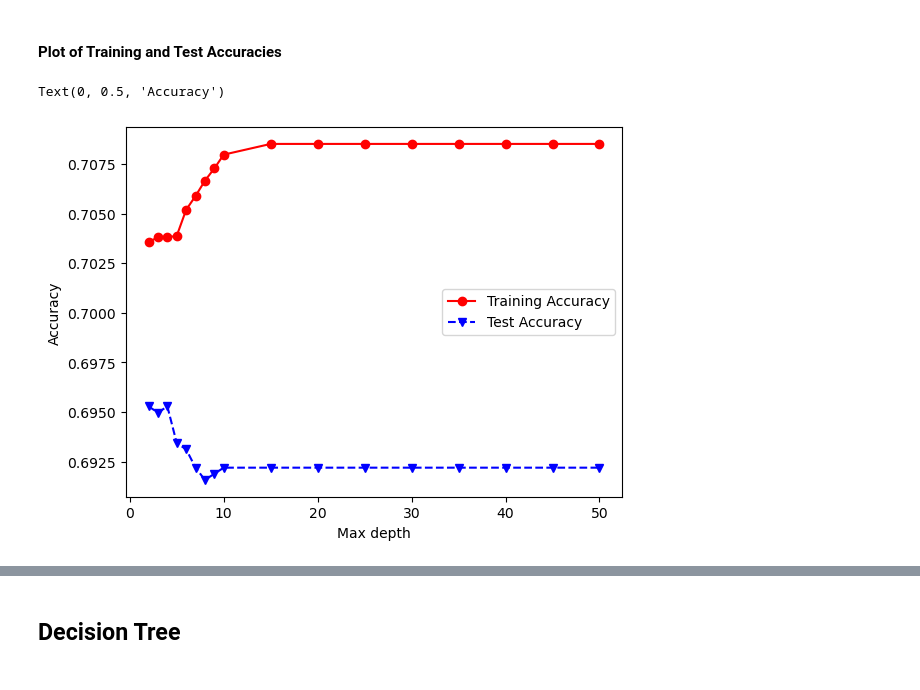
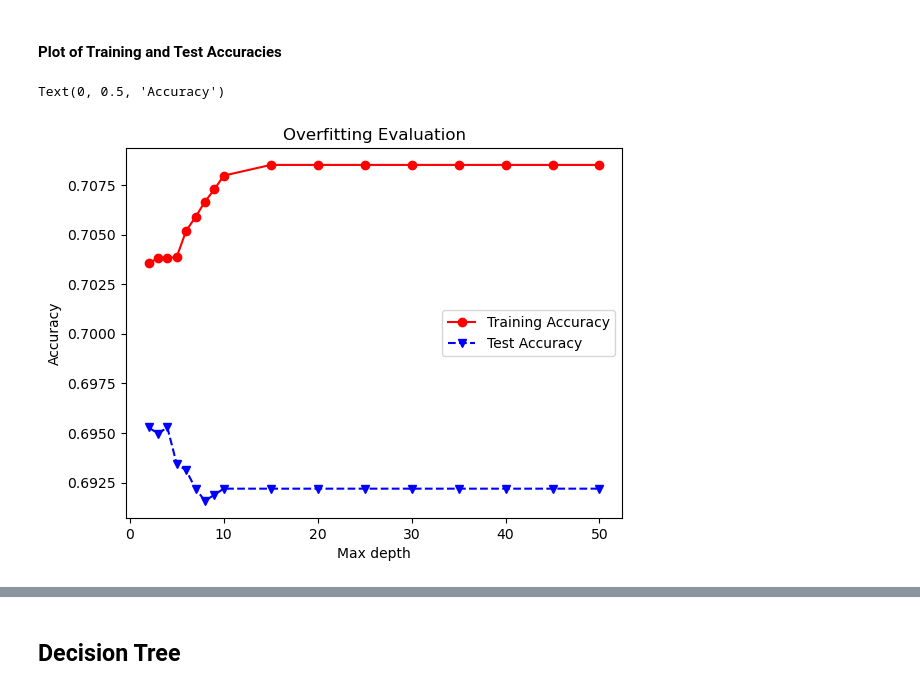
Before and after one commit to mattglenjackson/CP3403_Data_Mining, a Jupyter notebook: CP3403_merged_copy_fixed.ipynb, the cells around one changed output, grey strips where cells are left out. Drawn from its saved outputs; the diff is of its cells as text; code cells hidden in the pictures.

```diff
--- a/CP3403_merged_copy_fixed.ipynb
+++ b/CP3403_merged_copy_fixed.ipynb
@@ -595,9 +595,10 @@ for depth in maxdepths:
 #### Plot of Training and Test Accuracies
 # %%
 plt.plot(maxdepths,trainAcc,'ro-',maxdepths,testAcc,'bv--')
+plt.title('Overfitting Evaluation')
 plt.legend(['Training Accuracy','Test Accuracy'])
 plt.xlabel('Max depth')
 plt.ylabel('Accuracy')
 # %% [output]
 Text(0, 0.5, 'Accuracy')
-[figure, old version]
+[figure, new version]
```
Also changed, not shown: parts of 85 cells of this notebook.
